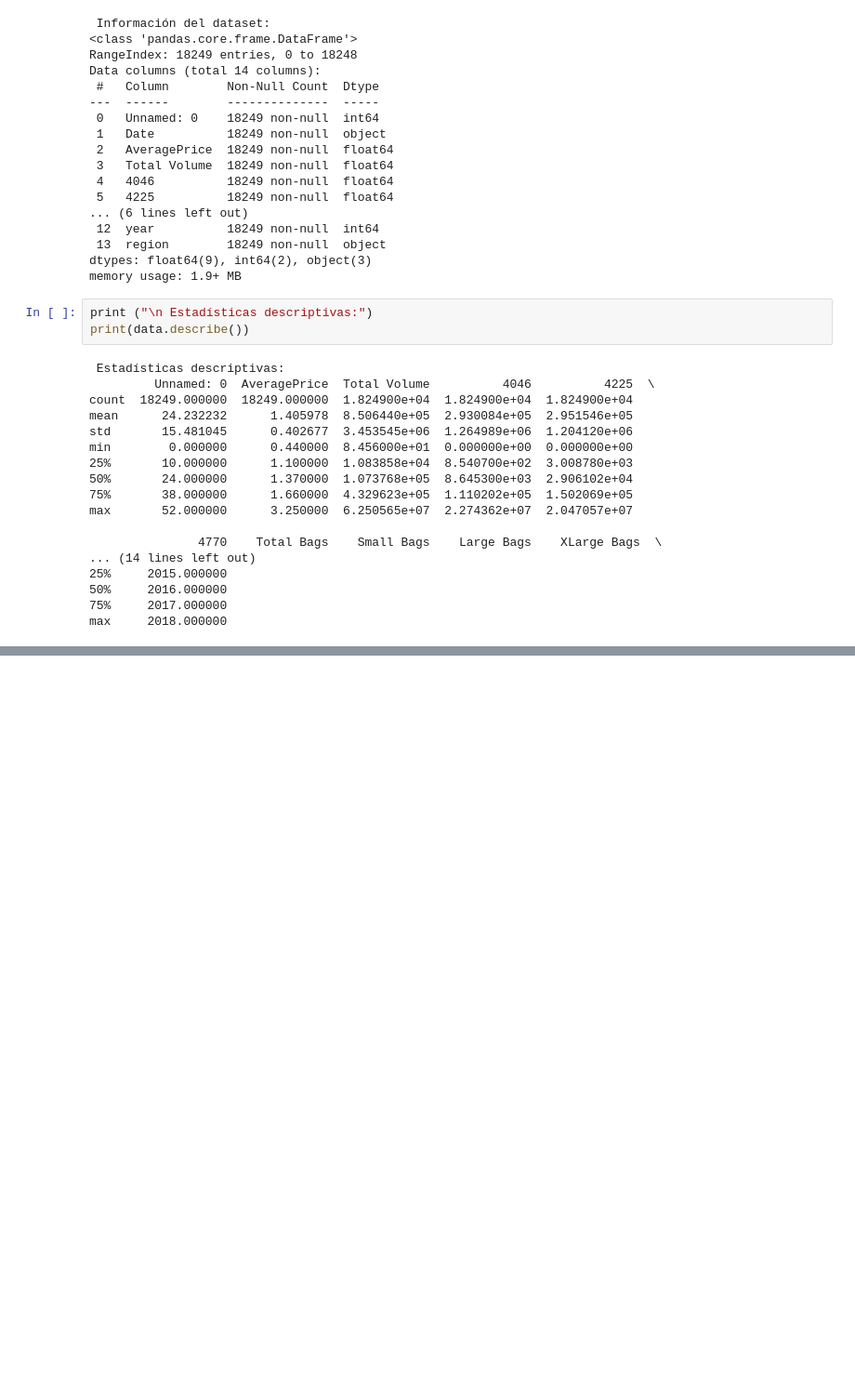
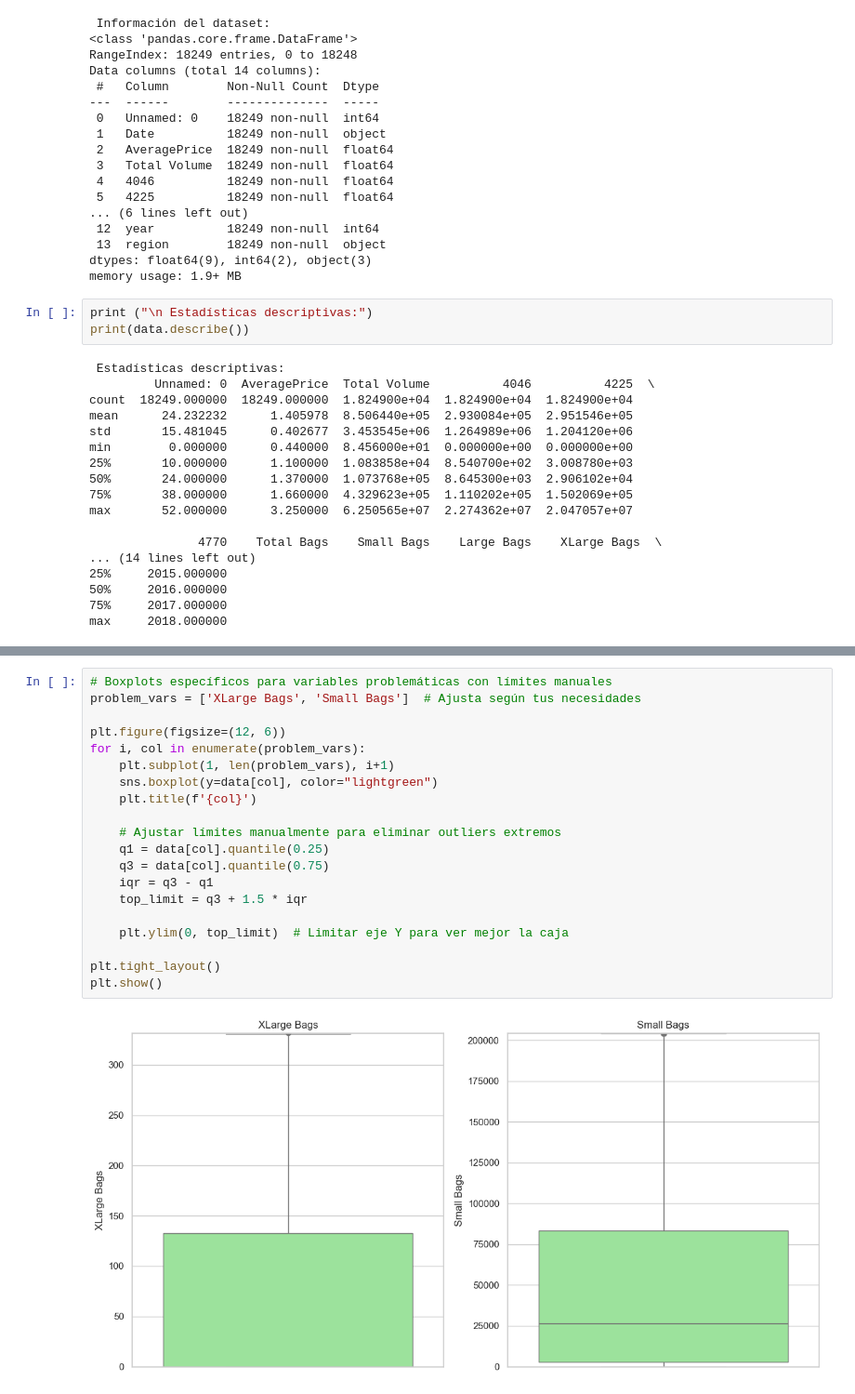
Before and after one commit to Samth18/Proyecto2-CienciaDatos, a Jupyter notebook: avocado-regression-project/notebooks/analisis_exploratorio.ipynb, the cells around one changed output, grey strips where cells are left out. Shown at 93% size. Cells and saved outputs as stored; diff of their text form; blank space fills up the shorter version.

```diff
--- a/avocado-regression-project/notebooks/analisis_exploratorio.ipynb
+++ b/avocado-regression-project/notebooks/analisis_exploratorio.ipynb
@@ -124,0 +240,22 @@ plt.show()
+# %%
+# Boxplots específicos para variables problemáticas con límites manuales
+problem_vars = ['XLarge Bags', 'Small Bags']  # Ajusta según tus necesidades
+
+plt.figure(figsize=(12, 6))
+for i, col in enumerate(problem_vars):
+    plt.subplot(1, len(problem_vars), i+1)
+    sns.boxplot(y=data[col], color="lightgreen")
+    plt.title(f'{col}')
+
+    # Ajustar límites manualmente para eliminar outliers extremos
+    q1 = data[col].quantile(0.25)
+    q3 = data[col].quantile(0.75)
+    iqr = q3 - q1
+    top_limit = q3 + 1.5 * iqr
+
+    plt.ylim(0, top_limit)  # Limitar eje Y para ver mejor la caja
+
+plt.tight_layout()
+plt.show()
+# %% [output]
+[figure, added]
```
Also changed, not shown: parts of 7 cells of this notebook.
